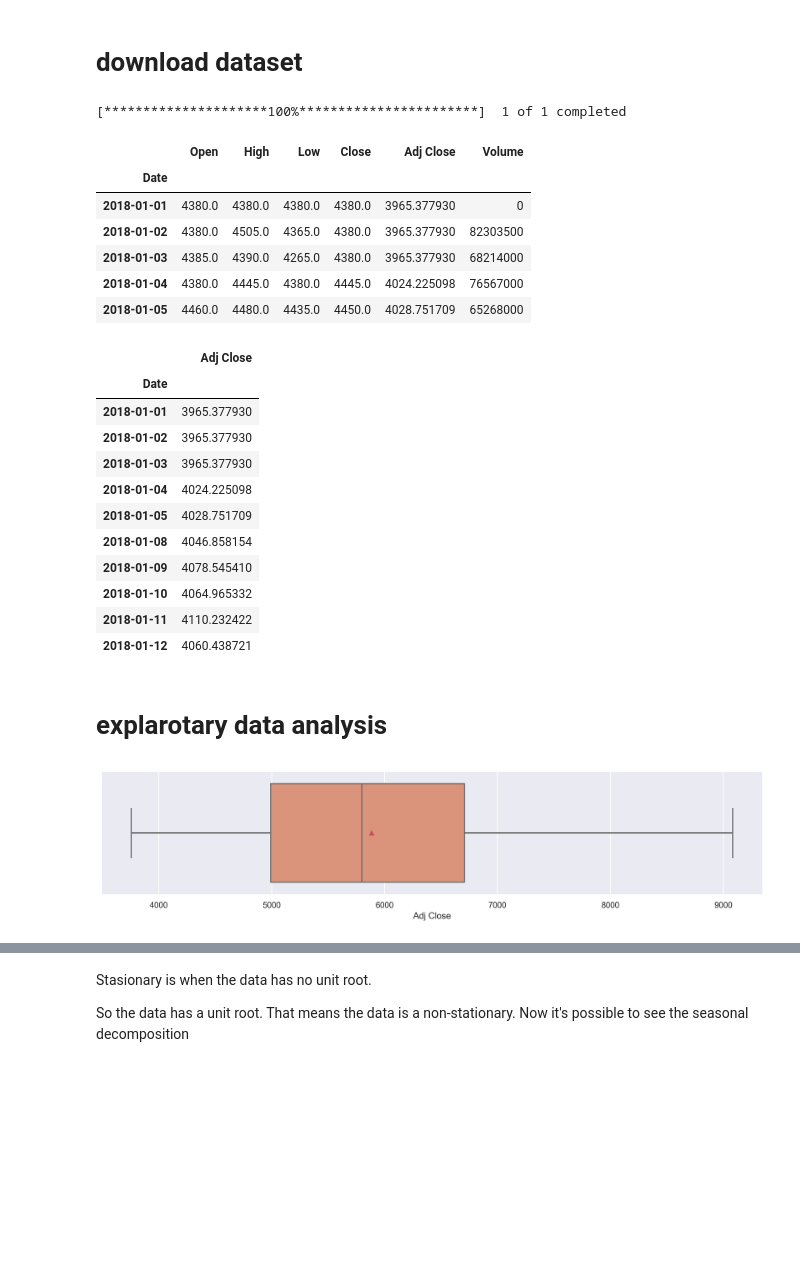
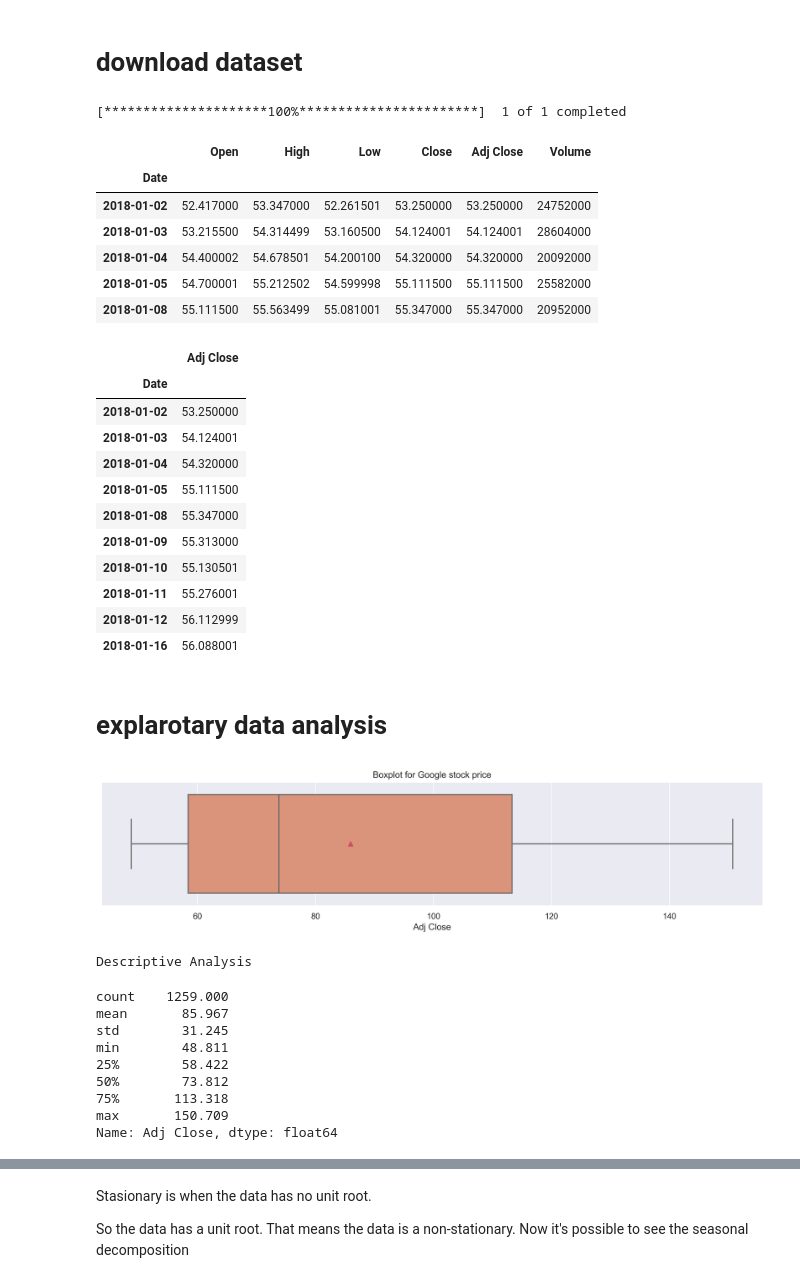
Before and after one commit to yandiher/time_series, a Jupyter notebook: bbri_time series.ipynb, the cells around one changed output, grey strips where cells are left out. Saved outputs shown, nothing was run; the diff lists cells and outputs as text; code cells hidden in the pictures; blank space fills up the shorter version.

```diff
--- a/bbri_time series.ipynb
+++ b/bbri_time series.ipynb
@@ -17,33 +17,33 @@ from datetime import datetime
 awal = datetime(year=2018, month=1, day=1)
 akhir = datetime(year=2023, month=1, day=1)
 # %%
-stock = yf.download('BBCA.JK', start=awal, end=akhir,)
+stock = yf.download('GOOG', start=awal, end=akhir,)
 stock.head()
 # %% [output]
 [*********************100%***********************]  1 of 1 completed
 |  | Open | High | Low | Close | Adj Close | Volume |
 | Date |  |  |  |  |  |  |
-| 2018-01-01 | 4380.0 | 4380.0 | 4380.0 | 4380.0 | 3965.377930 | 0 |
-| 2018-01-02 | 4380.0 | 4505.0 | 4365.0 | 4380.0 | 3965.377930 | 82303500 |
-| 2018-01-03 | 4385.0 | 4390.0 | 4265.0 | 4380.0 | 3965.377930 | 68214000 |
-| 2018-01-04 | 4380.0 | 4445.0 | 4380.0 | 4445.0 | 4024.225098 | 76567000 |
-| 2018-01-05 | 4460.0 | 4480.0 | 4435.0 | 4450.0 | 4028.751709 | 65268000 |
+| 2018-01-02 | 52.417000 | 53.347000 | 52.261501 | 53.250000 | 53.250000 | 24752000 |
+| 2018-01-03 | 53.215500 | 54.314499 | 53.160500 | 54.124001 | 54.124001 | 28604000 |
+| 2018-01-04 | 54.400002 | 54.678501 | 54.200100 | 54.320000 | 54.320000 | 20092000 |
+| 2018-01-05 | 54.700001 | 55.212502 | 54.599998 | 55.111500 | 55.111500 | 25582000 |
+| 2018-01-08 | 55.111500 | 55.563499 | 55.081001 | 55.347000 | 55.347000 | 20952000 |
 # %%
 dataset = pd.DataFrame(stock['Adj Close'])
 dataset.head(10)
 # %% [output]
 |  | Adj Close |
 | Date |  |
-| 2018-01-01 | 3965.377930 |
-| 2018-01-02 | 3965.377930 |
-| 2018-01-03 | 3965.377930 |
-| 2018-01-04 | 4024.225098 |
-| 2018-01-05 | 4028.751709 |
-| 2018-01-08 | 4046.858154 |
-| 2018-01-09 | 4078.545410 |
-| 2018-01-10 | 4064.965332 |
-| 2018-01-11 | 4110.232422 |
-| 2018-01-12 | 4060.438721 |
+| 2018-01-02 | 53.250000 |
+| 2018-01-03 | 54.124001 |
+| 2018-01-04 | 54.320000 |
+| 2018-01-05 | 55.111500 |
+| 2018-01-08 | 55.347000 |
+| 2018-01-09 | 55.313000 |
+| 2018-01-10 | 55.130501 |
+| 2018-01-11 | 55.276001 |
+| 2018-01-12 | 56.112999 |
+| 2018-01-16 | 56.088001 |
 # %% [markdown]
 # explarotary data analysis
 # %%
@@ -52,9 +52,22 @@ def adjust(w=5):
 # %%
 adjust(w=3)
 sns.boxplot(x=dataset['Adj Close'], showmeans=True)
+plt.title('Boxplot for Google stock price')
 plt.show()
+print('Descriptive Analysis')
+dataset['Adj Close'].describe().round(3)
 # %% [output]
-[figure, old version]
+[figure, new version]
+Descriptive Analysis
+count    1259.000
+mean       85.967
+std        31.245
+min        48.811
+25%        58.422
+50%        73.812
+75%       113.318
+max       150.709
+Name: Adj Close, dtype: float64
 # %%
 adjust()
 plt.plot(dataset.index, dataset['Adj Close'])
```
Also changed, not shown: parts of 28 cells of this notebook.
